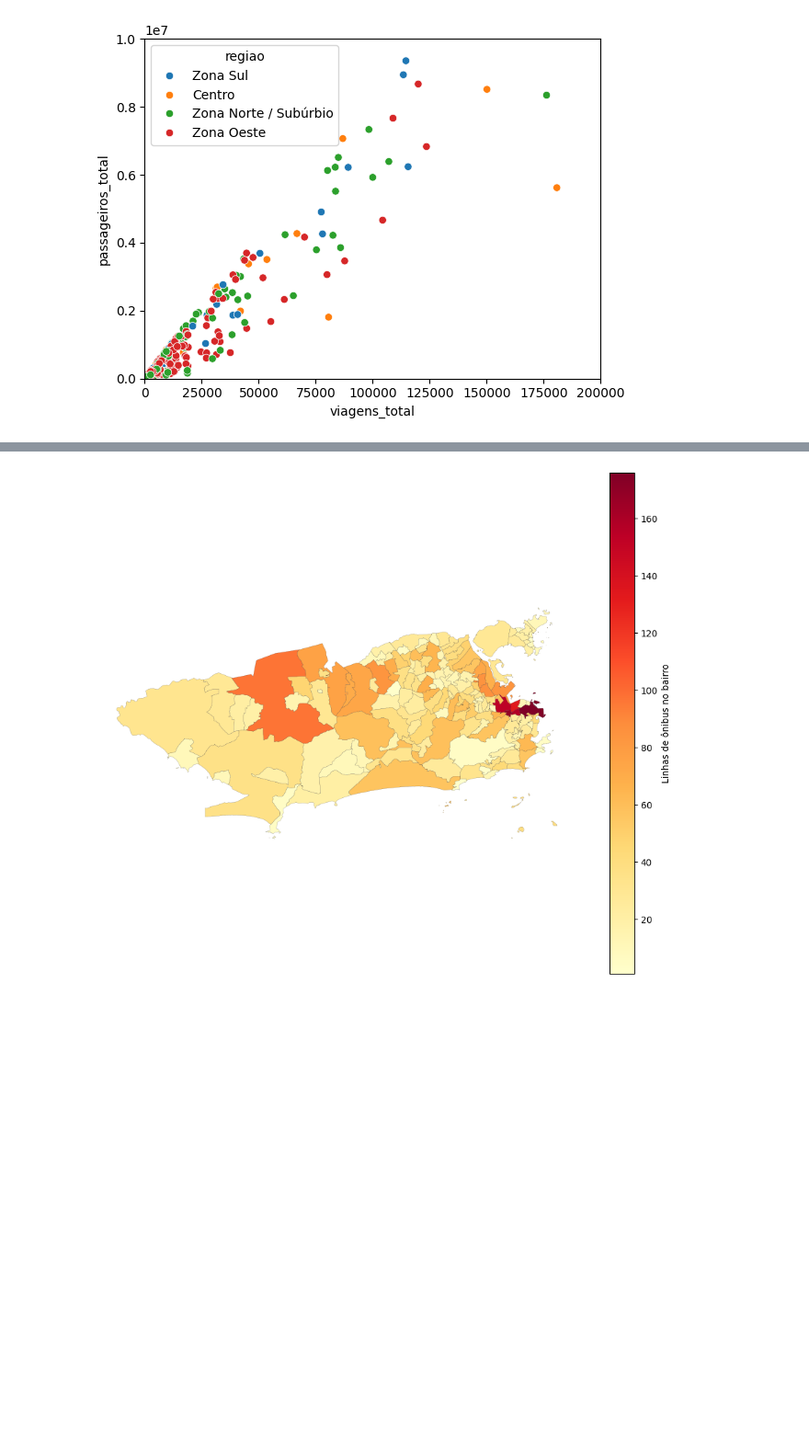
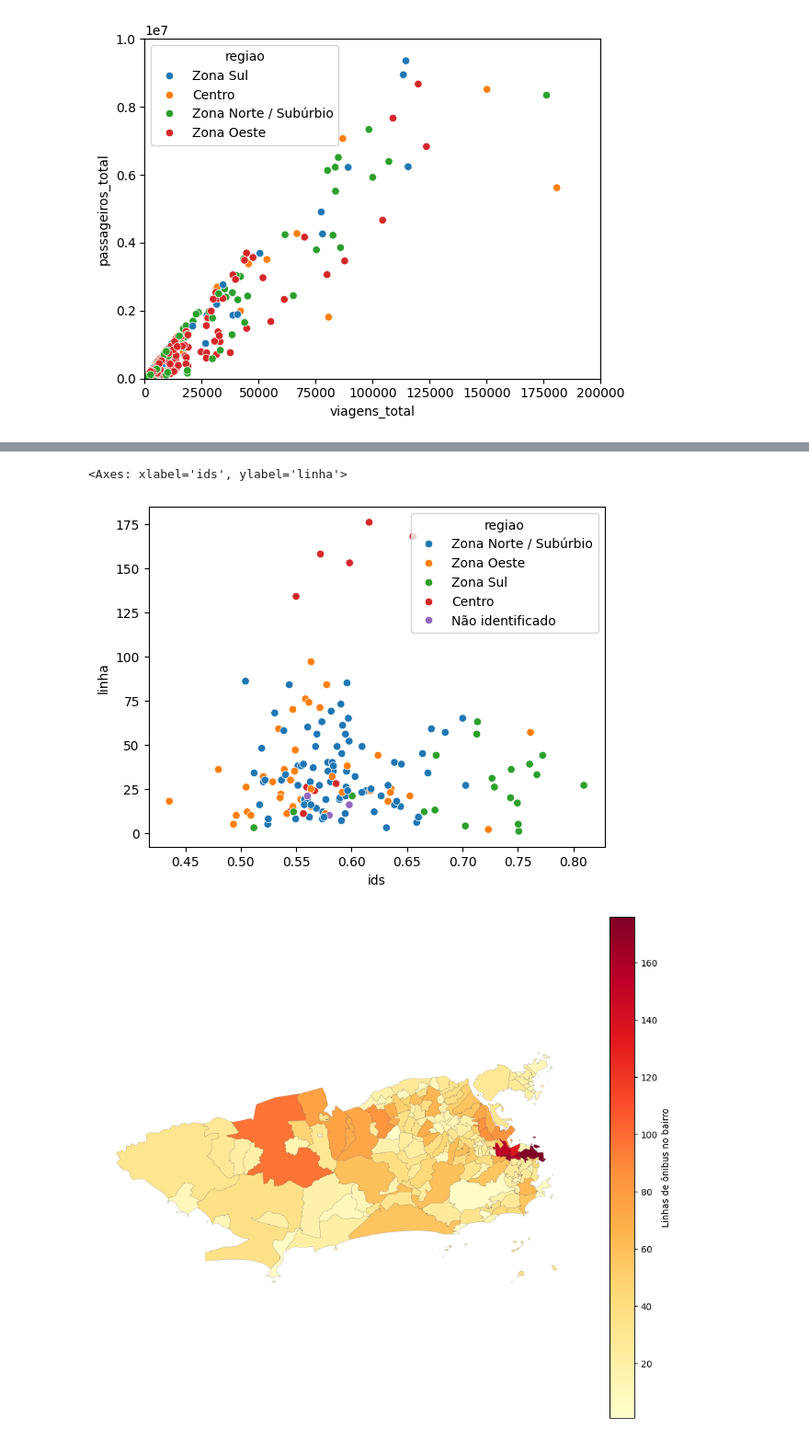
Before and after one commit to ArthurMontPereira/Analytica-Hackaton, a Jupyter notebook: notebooks/02_eda.ipynb, the cells around one changed output, grey strips where cells are left out. Shown at 92% size. Cells and saved outputs as stored; diff of their text form; code cells hidden in the pictures; blank space fills up the shorter version.

Commit message:
feat: dispersão com qtd de linhas por  bairro

```diff
--- a/notebooks/02_eda.ipynb
+++ b/notebooks/02_eda.ipynb
@@ -88,3 +88,18 @@ df_agrupado.corr()
 | passageiros_total | 1.000000 | 0.963583 |
 | viagens_total | 0.963583 | 1.000000 |
 [figure]
+# %%
+df_ids = datasets['ids_por_bairro_rj']
+
+gdf_bairros = gpd.read_file('../dados/Limite_de_Bairros.geojson').rename(columns={'nome': 'bairro'}).astype(str)
+df_linha_bairro_com_cod = df_linha_bairro.merge(gdf_bairros[['bairro', 'codbairro']], on='bairro').astype(str)
+df_linha_bairro_com_cod['codbairro'] = df_linha_bairro_com_cod['codbairro'].astype(int)
+df_ids['codbairro'] = df_ids['codbairro'].astype(int)
+df_linha_bairro_ids = df_linha_bairro_com_cod.merge(df_ids[['codbairro', 'ids']], on='codbairro')
+df_linha_bairro_ids = df_linha_bairro_ids.groupby('bairro').agg({
+    'codbairro': 'first',
+    'ids': 'first',
+    'regiao': 'first',
+    'linha': 'nunique'  # Conta as linhas únicas
+}).reset_index()
+df_linha_bairro_ids.head(1000)
@@ -91,3 +120,8 @@ df_agrupado.corr()
+# %%
+sns.scatterplot(x='ids', y='linha', hue='regiao', data=df_linha_bairro_ids)
+# %% [output]
+<Axes: xlabel='ids', ylabel='linha'>
+[figure, added]
 # %%
 contagem_linhas = datasets['matriz_linha_bairro'].groupby('bairro')['linha'].nunique().reset_index()
 contagem_linhas = contagem_linhas.rename(columns={'linha': 'quantidade_linhas'})
```
Also changed, not shown: parts of 1 cell of this notebook, 2 other files.
